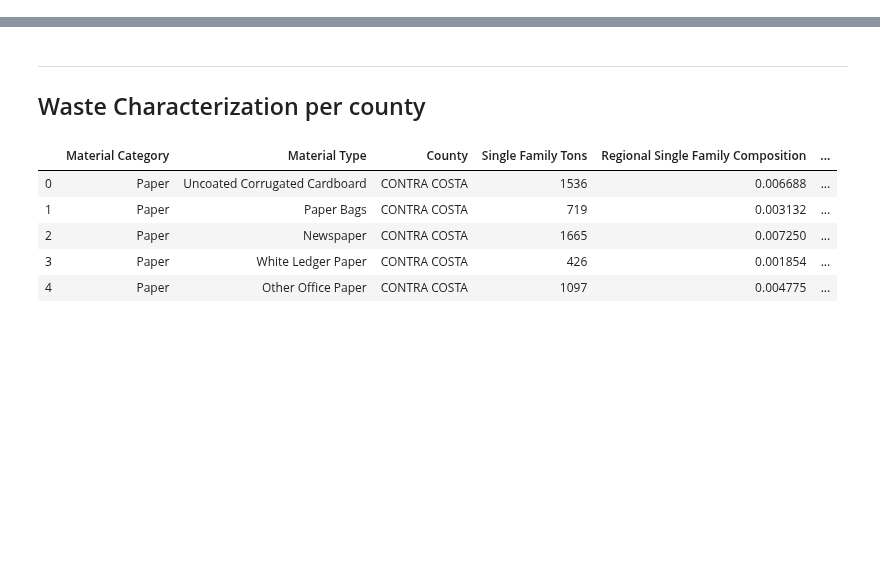
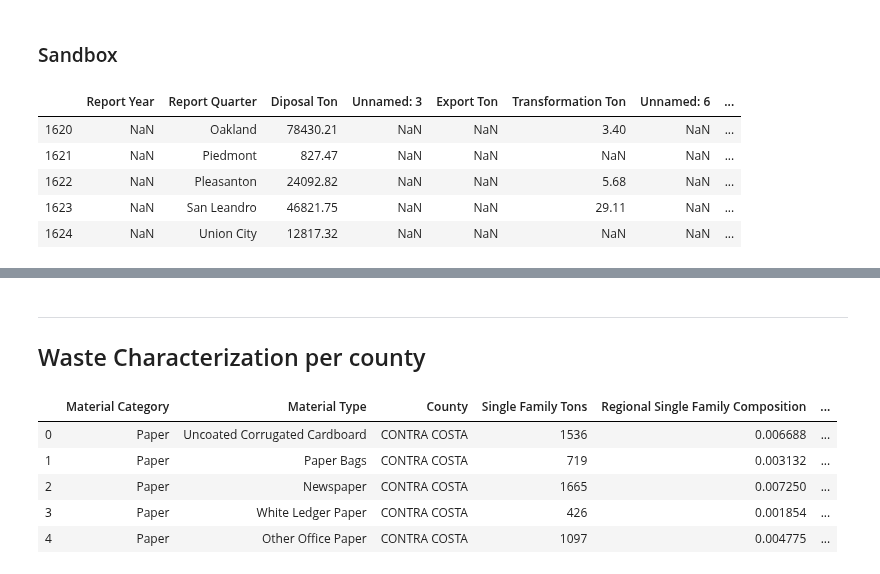
Before and after one commit to matthew-y-dong/ca-waste, a Jupyter notebook: preprocess-data/concat-calrecycle-data.ipynb, the cells around one changed output, grey strips where cells are left out. Cells and saved outputs as stored; diff of their text form; code cells hidden in the pictures; blank space fills up the shorter version.

```diff
--- a/preprocess-data/concat-calrecycle-data.ipynb
+++ b/preprocess-data/concat-calrecycle-data.ipynb
@@ -6,0 +51,13 @@ DATA_PATH = "../calrecycle-data/"
+# %% [markdown]
+
+### Sandbox
+# %%
+alameda = pd.read_csv("../calrecycle-data/Alameda_waste_production.csv", skiprows=3, skipfooter=2)
+alameda.tail()
+# %% [output]
+|  | Report Year | Report Quarter | Diposal Ton | Unnamed: 3 | Export Ton | Transformation Ton | Unnamed: 6 | ... |
+| 1620 | NaN | Oakland | 78430.21 | NaN | NaN | 3.40 | NaN | ... |
+| 1621 | NaN | Piedmont | 827.47 | NaN | NaN | NaN | NaN | ... |
+| 1622 | NaN | Pleasanton | 24092.82 | NaN | NaN | 5.68 | NaN | ... |
+| 1623 | NaN | San Leandro | 46821.75 | NaN | NaN | 29.11 | NaN | ... |
+| 1624 | NaN | Union City | 12817.32 | NaN | NaN | NaN | NaN | ... |
```
Also changed, not shown: parts of 10 cells of this notebook, 2 other files.
